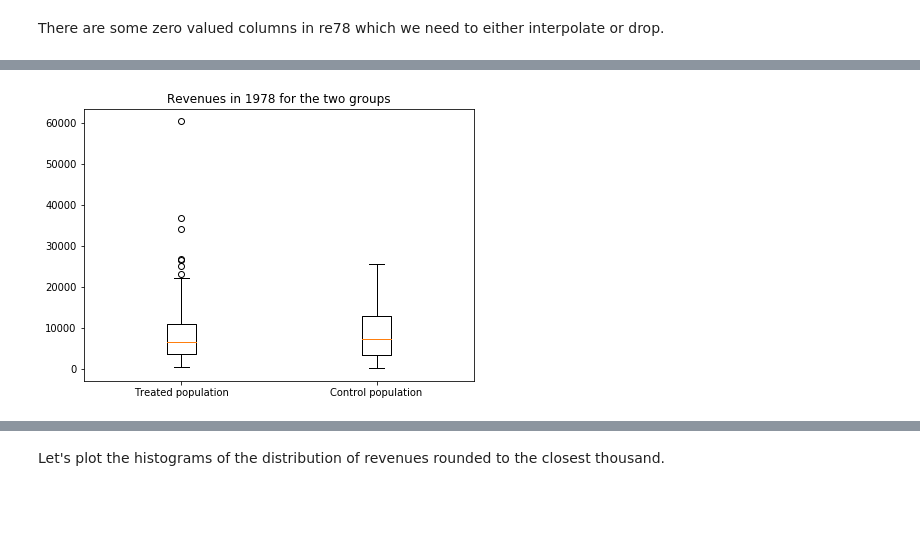
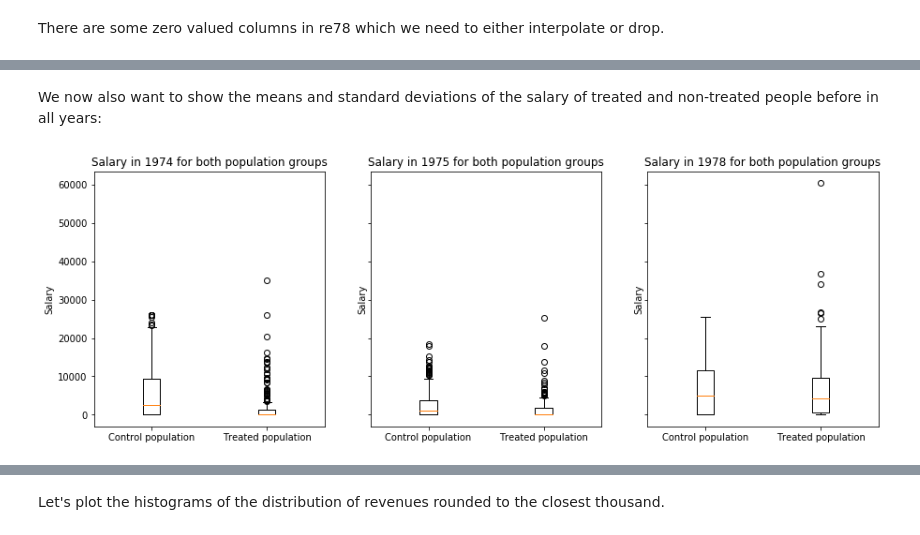
Before and after one commit to armand33/applied_data_analysis_2017, a Jupyter notebook: 04 - Applied ML/Homework 4.ipynb, the cells around one changed output, grey strips where cells are left out. Drawn from its saved outputs; the diff is of its cells as text; code cells hidden in the pictures; blank space fills up the shorter version.

```diff
--- a/04 - Applied ML/Homework 4.ipynb
+++ b/04 - Applied ML/Homework 4.ipynb
@@ -134,8 +81,14 @@ Control group : 429 individuals and mean earnings in 1978 : 8703
-# %%
-fig, ax = plt.subplots(nrows=1, ncols=1, figsize=(7,5))
-ax.boxplot([df.loc[df.treat == 1, 're78'].values, df.loc[df.treat == 0, 're78'].values])
-ax.set_title('Revenues in 1978 for the two groups')
-ax.set_xticklabels(['Treated population', 'Control population'])
-plt.show()
-# %% [output]
-[figure, removed]
+# %% [markdown]
+We now also want to show the means and standard deviations of the salary of treated and non-treated people before in all years:
+# %%
+fig, axes = plt.subplots(1,3,sharey=True)
+fig.set_size_inches(15,5)
+cols = ['re74','re75','re78']
+years = ['1974','1975','1978']
+for i in range(3): # 0 = treated (axis 0), 1 = non-treated (axis 1)
+    axes[i].boxplot([df.loc[df.treat==0,cols[i]].values,df.loc[df.treat==1,cols[i]].values])
+    axes[i].set_xticklabels(['Control population', 'Treated population'])
+    axes[i].set_title('Salary in ' + str(years[i]) + ' for both population groups')
+    axes[i].set_ylabel('Salary') # TODO annual?
+# %% [output]
+[figure, added]
```
Also changed, not shown: parts of 32 cells of this notebook.
